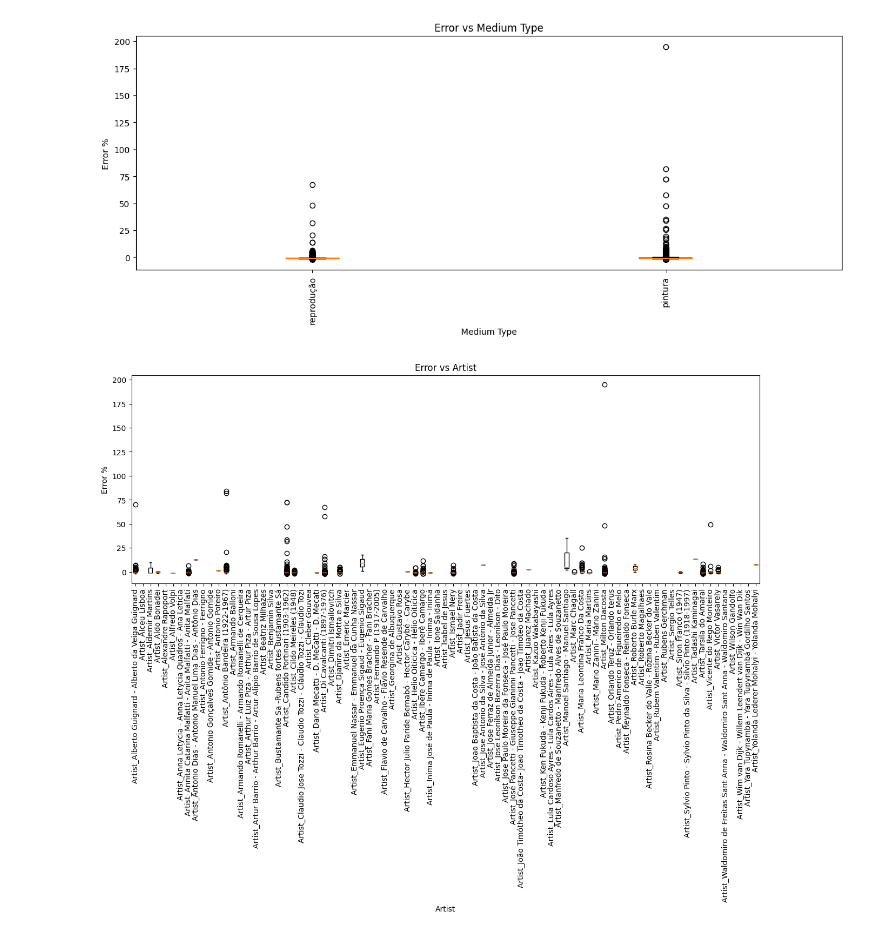
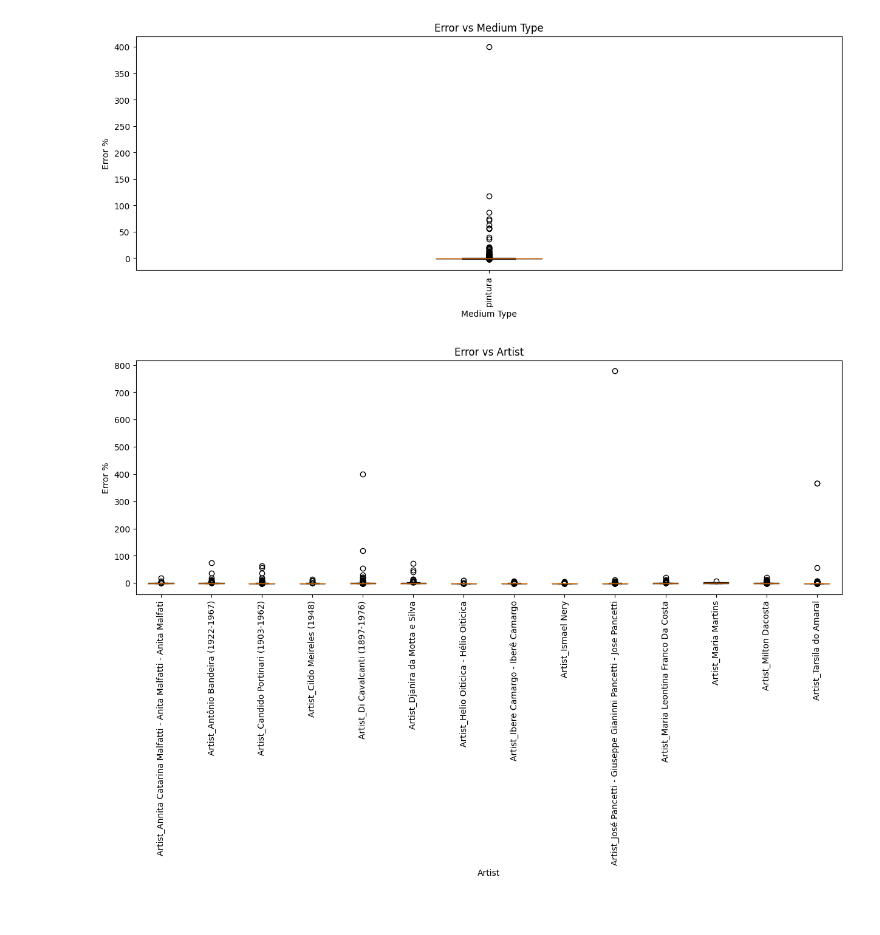
Before and after one commit to cryptogazzetta/Arte, a Jupyter notebook: analysis/catalogo_das_artes.ipynb, the cells around one changed output. Drawn from its saved outputs; the diff is of its cells as text; code cells hidden in the pictures.

```diff
--- a/analysis/catalogo_das_artes.ipynb
+++ b/analysis/catalogo_das_artes.ipynb
@@ -63,9 +63,8 @@ def fit_models(X_train, y_train, X_test, y_test):
 ## OPEN FILE
 
 lots = pd.read_csv('../clean-files/catalogo_artworks_info.csv', index_col=0)
-
-## JOGAR PARA PREPROCESSING !!!!!
-lots['Area (cm²)'] = lots['Height (cm)'] * lots['Width (cm)']
+lots.drop(columns=['Error', '0', '0.1', '0.2', '0.3', '0.4'], inplace=True)
 
 print('Lots count:', lots.shape[0])
+print('Lots columns:', lots.columns)
 # %% [output]
@@ -135,2 +161,23 @@ Found 441 lots for Candido Portinari (1903-1962)
 # %%
-lots = lots[lots['Medium_type'] != 'outro']
+# lots = lots[lots['Medium_type'] == 'pintura'] ## ONLY PAINTING
+# %%
+## MODELS
+
+def fit_models(X_train, y_train, X_test, y_test):
+    models = {'Linear Regression': LinearRegression(),
+              'Decision Tree': DecisionTreeRegressor(),
+              'Random Forest': RandomForestRegressor(n_estimators=10, min_samples_leaf=2, min_samples_split=4),
+              'Gradient Boosting': GradientBoostingRegressor()}
+
+    models_df = pd.DataFrame(columns=['Linear Regression', 'Decision Tree', 'Random Forest', 'Gradient Boosting'],
+                             index=['RMSE', 'MAE'])
+
+    for name, model in models.items():
+        model.fit(X_train, y_train)
+        pred = model.predict(X_test)
+        rmse = np.sqrt(mean_squared_error(y_test, pred))
+        mae = mean_absolute_error(y_test, pred)
+
+        models_df[name] = [rmse, mae]
+
+    return models_df, models # returns df with models performance and models dict
@@ -141,9 +196,11 @@ lots = lots[lots['Medium_type'] != 'outro']
 import warnings
 warnings.filterwarnings('ignore')
 
-lots_to_model = lots[['Artist', 'Width (cm)', 'Height (cm)', 'Year of sale', 'Price (BRL)', 'Medium_type']].dropna()
+lots_to_model = lots[['Artist', 'Width (cm)', 'Height (cm)', 'Year of sale', 'Price (BRL)', 'Medium_type', 'Area (cm²)']]#, 'Year']]
+lots_to_model.dropna(subset=['Artist', 'Width (cm)', 'Height (cm)', 'Year of sale', 'Price (BRL)', 'Medium_type', 'Area (cm²)'], inplace=True)
+# lots_to_model.fillna(value=1970, inplace=True) # fill NaN year with 1970
 
-print(lots_to_model.shape)
+print('shape of lots_to_model (before split):', str(lots_to_model.shape))
 
 X = lots_to_model.drop(['Price (BRL)'], axis=1)
 y = lots_to_model['Price (BRL)']
@@ -152,6 +209,8 @@ X_train, X_test, y_train, y_test = train_test_split(X, y, test_size=0.3)
 
 X_train = pd.get_dummies(X_train, columns=['Artist', 'Medium_type'], drop_first=True)
 X_test = pd.get_dummies(X_test, columns=['Artist', 'Medium_type'], drop_first=True)
+
+print('model features:', len(X_train.columns))
 
 # add to X_test all columns that are in X_train but not in X_test
 for column in X_train.columns:
@@ -220,24 +272,24 @@ Name: count, dtype: int64
 # %%
 ## ERROR ACROSS MEDIUM TYPES
 
-medium_types = ['reprodução', 'pintura']# , 'desenho']
+medium_types = ['pintura']# , 'desenho', 'reprodução']
 
 ## Compare pct error across medium types
 # boxplot: error vs medium type
 plt.figure(figsize=(15, 5))
 plt.title('Error vs Medium Type')
 plt.xlabel('Medium Type')
 plt.ylabel('Error %')
 plt.xticks(rotation=90)
-plt.boxplot([lots_copy[lots_copy['Medium_type_reprodução'] == 1]['Error %'],
+plt.boxplot([
              lots_copy[lots_copy['Medium_type_pintura'] == 1]['Error %']],
              labels=medium_types)
 plt.show()
 # %% [output]
-[figure, old version]
+[figure, new version]
 # %%
 ## COMPARE PCT ERROR ACROSS ARTISTS
-artists = lots_copy.columns[:-10]
+artists = lots_copy.columns[1:-10]
 
 # boxplot: error vs artist
 plt.figure(figsize=(15, 5))
@@ -248,7 +300,7 @@ plt.xticks(rotation=90)
 plt.boxplot([lots_copy[lots_copy[artist] == 1]['Error %'] for artist in artists], labels=artists)
 plt.show()
 # %% [output]
-[figure, old version]
+[figure, new version]
 # %%
 # show 10 biggest errors
 lots_copy.sort_values('Error %', ascending=False).head(10)
```
Also changed, not shown: parts of 13 cells of this notebook, 12 other files.
